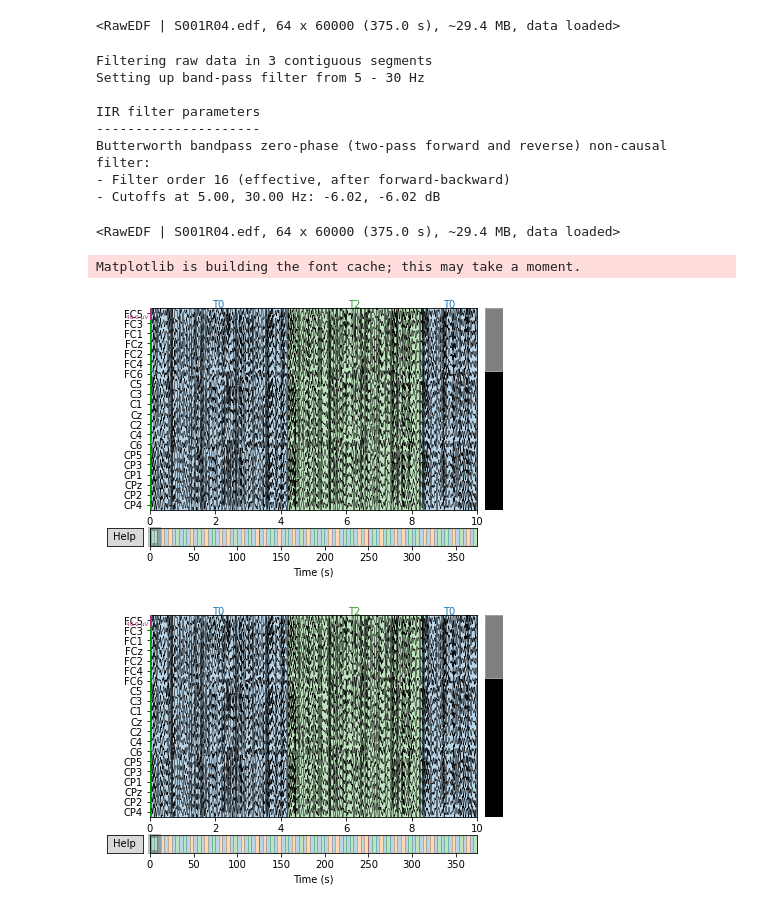
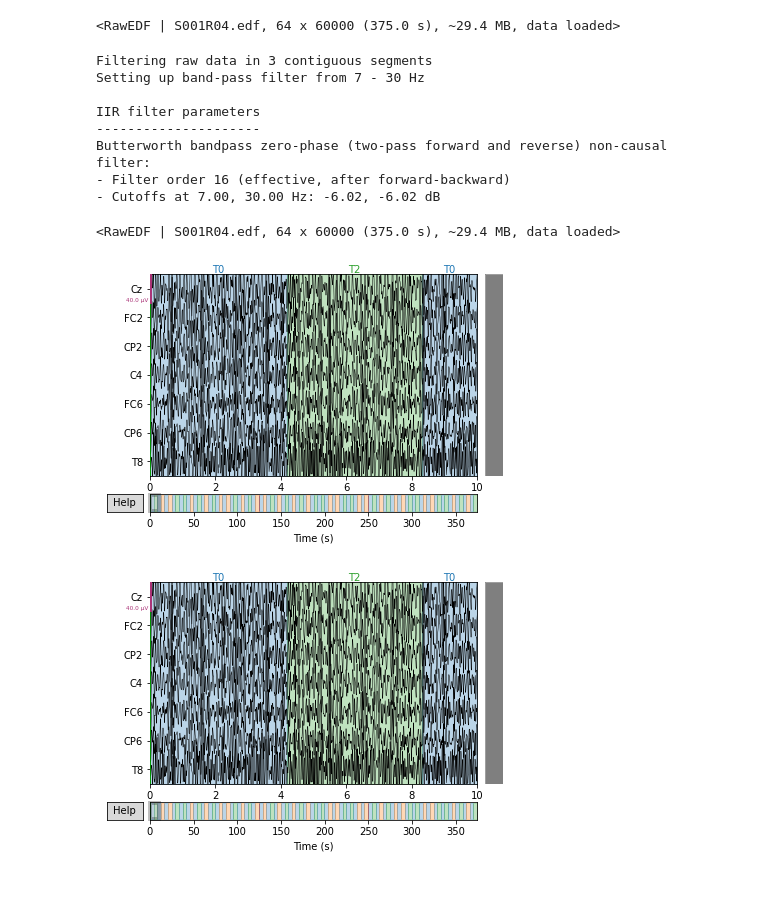
Before and after one commit to atarixGB/br41n-io-hackathon-A2020, a Jupyter notebook: exploration.ipynb, the cells around one changed output. Cells and saved outputs as stored; diff of their text form; code cells hidden in the pictures.

Commit message:
test graph

```diff
--- a/exploration.ipynb
+++ b/exploration.ipynb
@@ -35,21 +35,22 @@ raw_edf.rename_channels(lambda x: x.strip('.')) # remove dot from channel name
 # %% [output]
 <RawEDF | S001R04.edf, 64 x 60000 (375.0 s), ~29.4 MB, data loaded>
 # %%
-raw_edf.filter(5., 30., method='iir', iir_params=None, skip_by_annotation='edge') # keep alpha and beta band with 4th Butterworth
+raw_edf.filter(7., 30., method='iir', iir_params=None, skip_by_annotation='edge') # keep alpha and beta band with 4th Butterworth
 # %% [output]
 Filtering raw data in 3 contiguous segments
-Setting up band-pass filter from 5 - 30 Hz
+Setting up band-pass filter from 7 - 30 Hz
 
 IIR filter parameters
 ---------------------
 Butterworth bandpass zero-phase (two-pass forward and reverse) non-causal filter:
 - Filter order 16 (effective, after forward-backward)
-- Cutoffs at 5.00, 30.00 Hz: -6.02, -6.02 dB
+- Cutoffs at 7.00, 30.00 Hz: -6.02, -6.02 dB
 <RawEDF | S001R04.edf, 64 x 60000 (375.0 s), ~29.4 MB, data loaded>
-# %%
-# epochs
-raw_edf.plot()
-# %% [output]
-Matplotlib is building the font cache; this may take a moment.
-[figure, removed]
-[figure, removed]
+# %%
+# epochs
+selected_channels = [10, 4, 18, 12, 6, 20, 41, 26] # CZ, FC2, CP2, C4, FC6, CP6, T8, AFZ (reference)
+raw_edf.pick(picks=selected_channels)
+raw_edf.plot()
+# %% [output]
+[figure, added]
+[figure, added]
```
